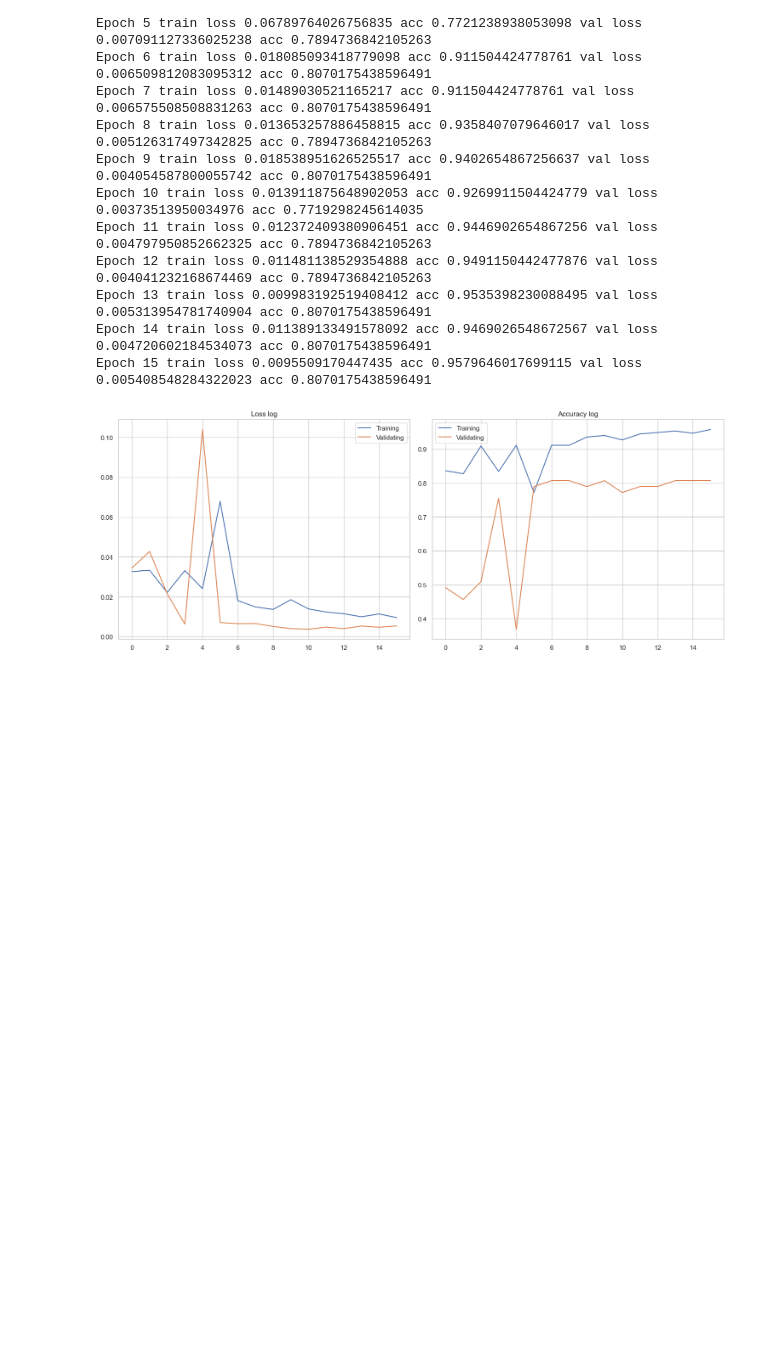
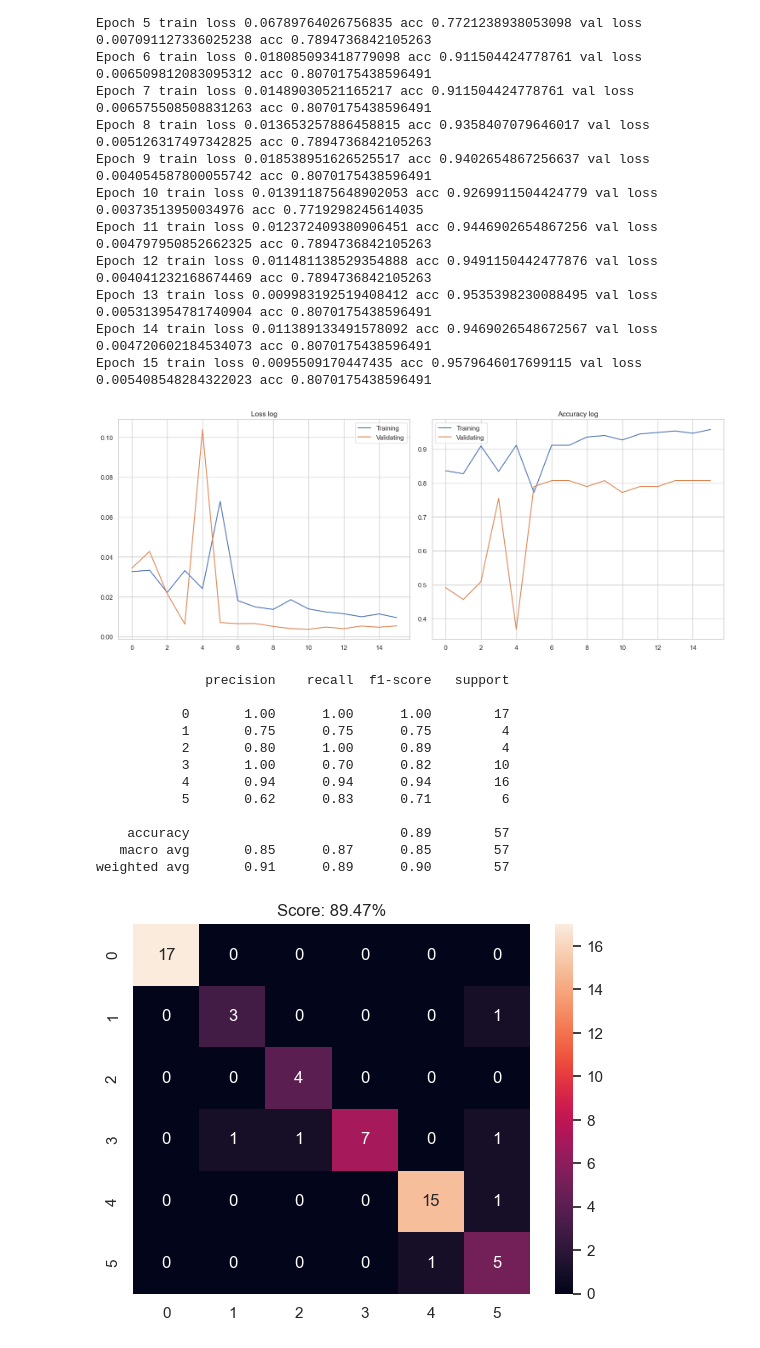
Before and after one commit to Amursen/transformer-models-for-CNN, a Jupyter notebook: main.ipynb, the cells around one changed output. Cells and saved outputs as stored; diff of their text form; code cells hidden in the pictures; blank space fills up the shorter version.

```diff
--- a/main.ipynb
+++ b/main.ipynb
@@ -423,3 +425,52 @@ plt.tight_layout()
 plt.show()
 # %% [output]
 [figure]
+# %%
+def predict(img):
+    img = Image.open(img).convert("RGB")
+    img = transform(np.array(img))
+    img = img.view([1 , 3, 224 , 224])
+
+
+    model.eval()
+    with torch.no_grad():
+        pred = model(img)
+
+        index = pred.argmax(dim=1).item()
+
+
+        return index , round(pred[0][index].item()*100, 2)
+
+
+truth = []
+preds = []
+probs = []
+
+
+for i in range(test.shape[0]):
+    truth.append(test[i , 1])
+
+    pred , prob = predict(test[i , 0])
+    preds.append(pred)
+    probs.append(prob)
+
+
+score = accuracy_score(preds, truth)
+print(classification_report(preds, truth))
+sns.heatmap(confusion_matrix(preds, truth), annot=True, fmt='d')
+plt.title("Score: {}%".format(round(score*100, 2)))
+plt.show()
+# %% [output]
+              precision    recall  f1-score   support
+
+           0       1.00      1.00      1.00        17
+           1       0.75      0.75      0.75         4
+           2       0.80      1.00      0.89         4
+           3       1.00      0.70      0.82        10
+           4       0.94      0.94      0.94        16
+           5       0.62      0.83      0.71         6
+
+    accuracy                           0.89        57
+   macro avg       0.85      0.87      0.85        57
+weighted avg       0.91      0.89      0.90        57
+[figure, added]
```
Also changed, not shown: parts of 12 cells of this notebook.
